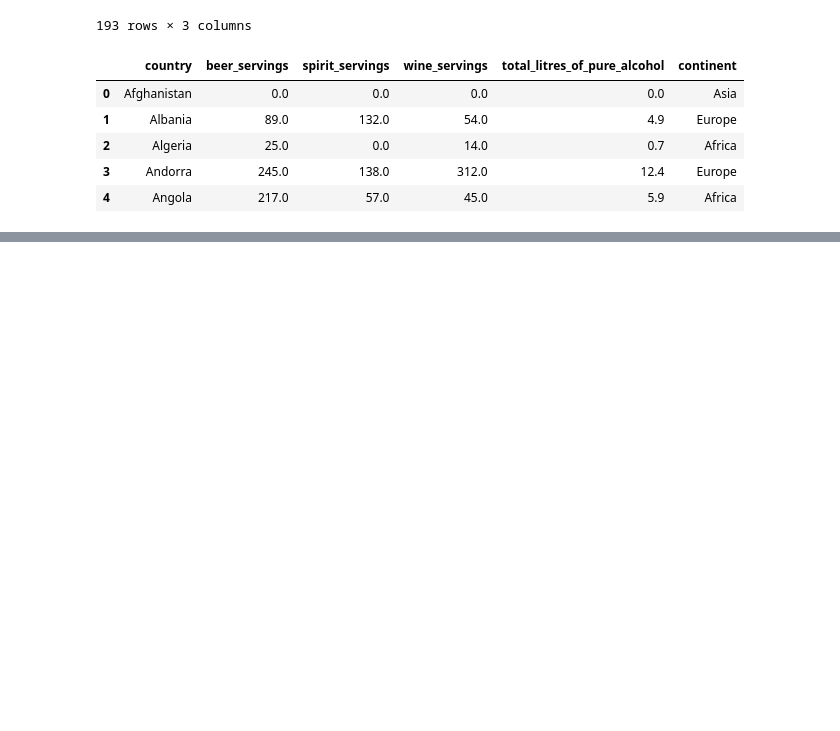
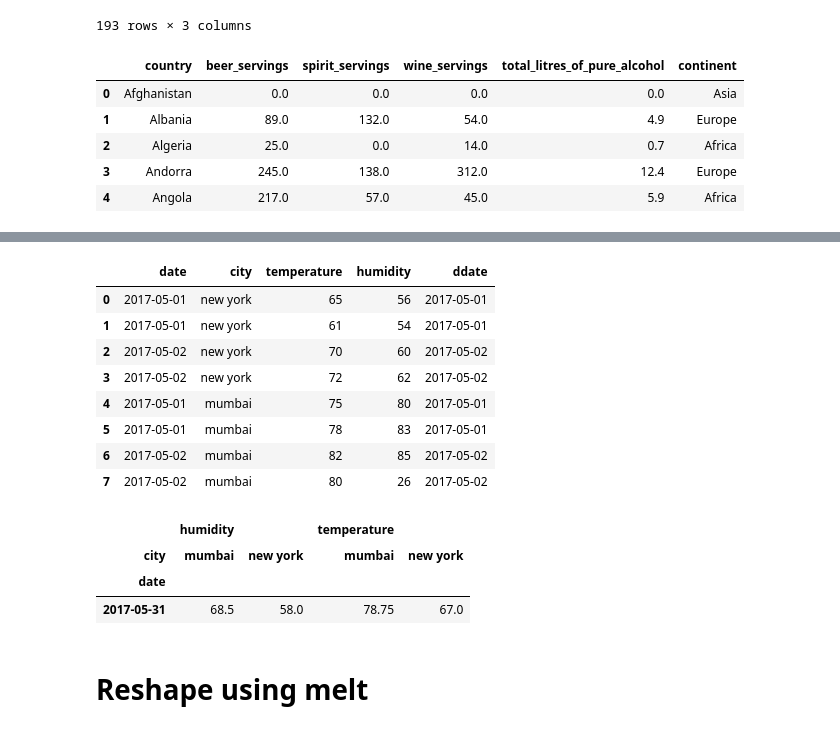
Before and after one commit to FahadNAhmad/PORTFOLIO, a Jupyter notebook: Python Projects/UsingPandas_DataExploration.ipynb, the cells around one changed output, grey strips where cells are left out. Saved outputs shown, nothing was run; the diff lists cells and outputs as text; code cells hidden in the pictures; blank space fills up the shorter version.

```diff
--- a/Python Projects/UsingPandas_DataExploration.ipynb
+++ b/Python Projects/UsingPandas_DataExploration.ipynb
@@ -1097,0 +1100,2 @@ drinks.head()
+# %%
+df = pd.read_csv('https://raw.githubusercontent.com/FahadNAhmad/DATASETS/master/weather2.csv')
@@ -1097,0 +1131,23 @@ drinks.head()
+# %%
+df['date']=pd.to_datetime(df['date'])
+# %%
+df
+# %% [output]
+|  | date | city | temperature | humidity | ddate |
+| 0 | 2017-05-01 | new york | 65 | 56 | 2017-05-01 |
+| 1 | 2017-05-01 | new york | 61 | 54 | 2017-05-01 |
+| 2 | 2017-05-02 | new york | 70 | 60 | 2017-05-02 |
+| 3 | 2017-05-02 | new york | 72 | 62 | 2017-05-02 |
+| 4 | 2017-05-01 | mumbai | 75 | 80 | 2017-05-01 |
+| 5 | 2017-05-01 | mumbai | 78 | 83 | 2017-05-01 |
+| 6 | 2017-05-02 | mumbai | 82 | 85 | 2017-05-02 |
+| 7 | 2017-05-02 | mumbai | 80 | 26 | 2017-05-02 |
+# %%
+df.pivot_table(index=pd.Grouper(freq = 'M',key='date'),columns = 'city')
+# %% [output]
+|  | humidity |  | temperature |  |
+| city | mumbai | new york | mumbai | new york |
+| date |  |  |  |  |
+| 2017-05-31 | 68.5 | 58.0 | 78.75 | 67.0 |
+# %% [markdown]
+# **Reshape using melt**
```
Also changed, not shown: parts of 20 cells of this notebook.
